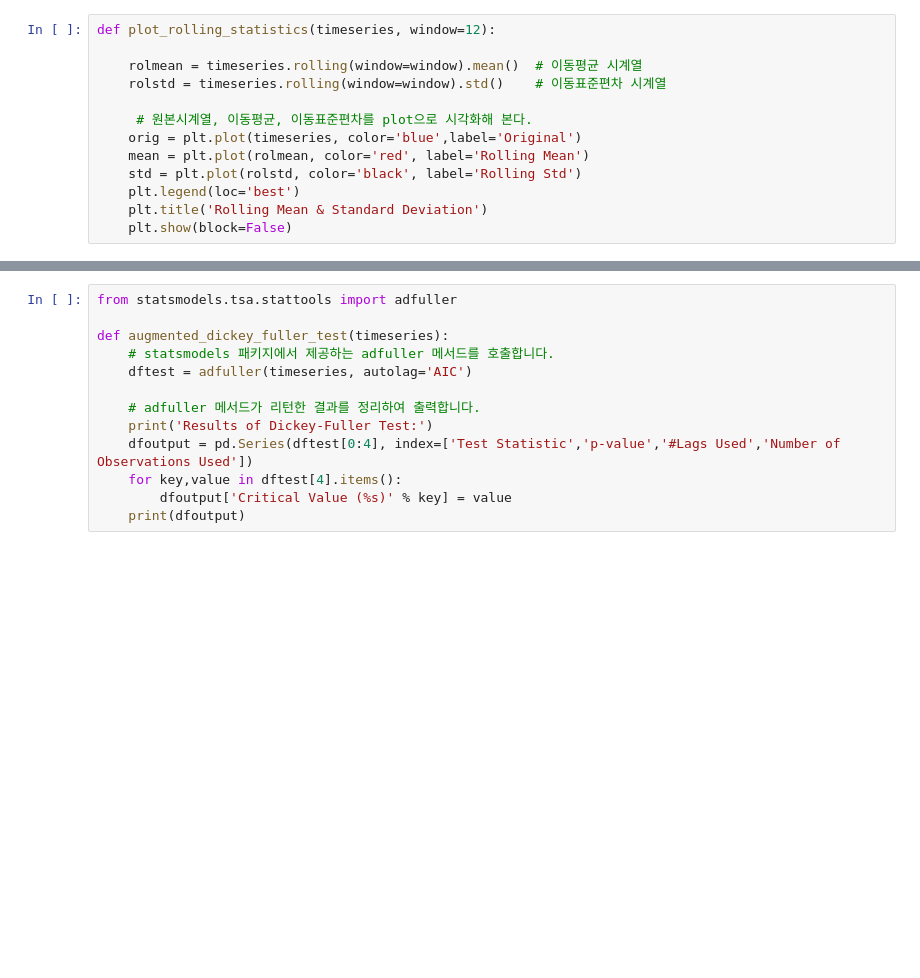
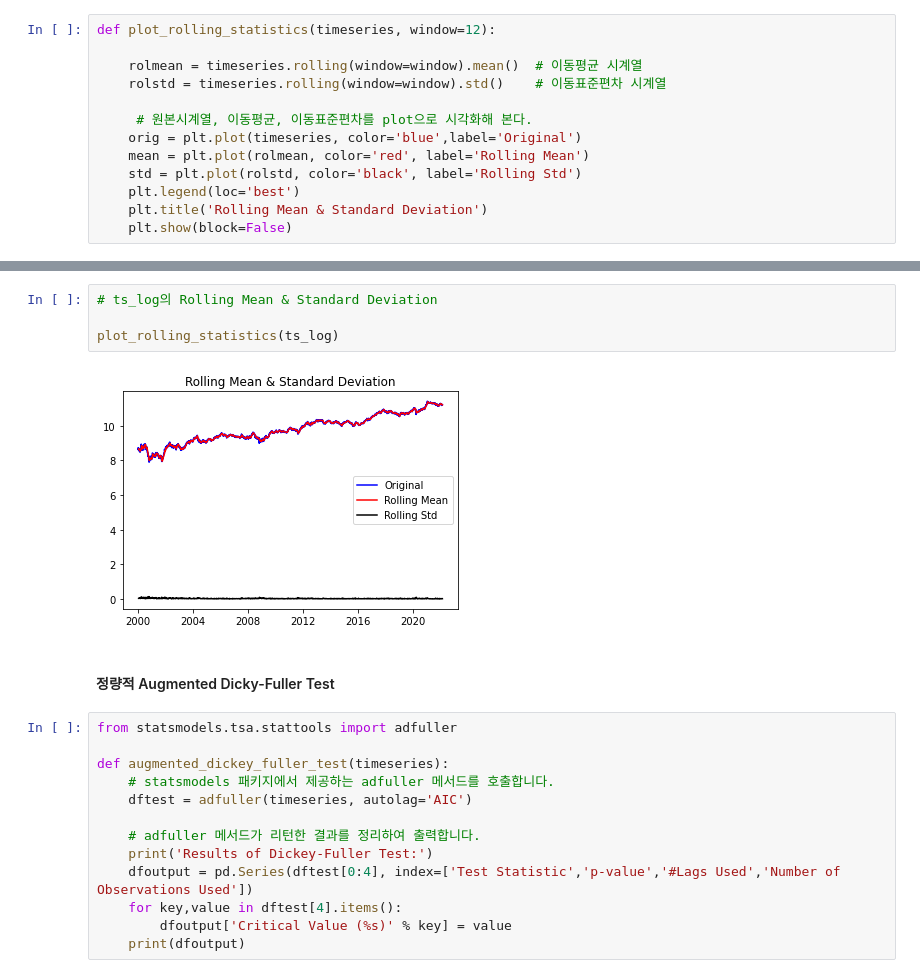
Before and after one commit to GRINTKIM/AIFFEL_EXPLORATION, a Jupyter notebook: [E-11]Stock_Prediction.ipynb, the cells around one changed output, grey strips where cells are left out. Cells and saved outputs as stored; diff of their text form; blank space fills up the shorter version.

```diff
--- a/[E-11]Stock_Prediction.ipynb
+++ b/[E-11]Stock_Prediction.ipynb
@@ -62,3 +96,11 @@ def plot_rolling_statistics(timeseries, window=12):
+# %%
+# ts_log의 Rolling Mean & Standard Deviation
+
+plot_rolling_statistics(ts_log)
+# %% [output]
+[figure, added]
+# %% [markdown]
+#### 정량적 Augmented Dicky-Fuller Test
 # %%
 from statsmodels.tsa.stattools import adfuller
 
```
Also changed, not shown: parts of 110 cells of this notebook.
